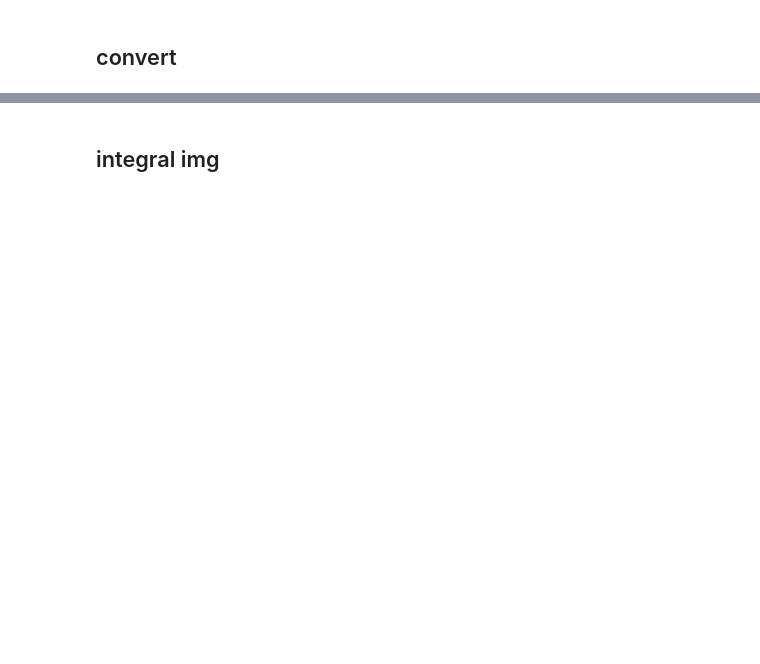
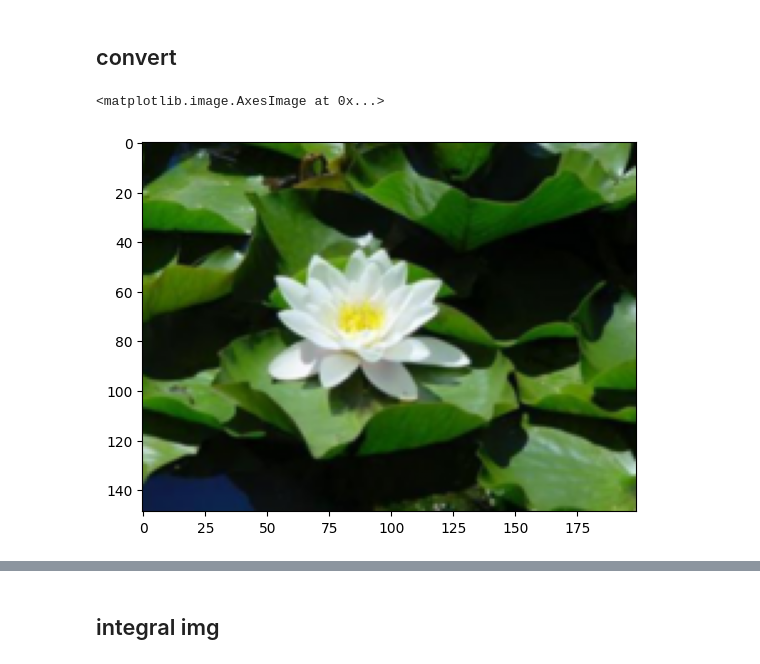
Before and after one commit to marekd6/CV1_labs, a Jupyter notebook: Assignment 01-20251025/cv2_md.ipynb, the cells around one changed output, grey strips where cells are left out. Cells and saved outputs as stored; diff of their text form; code cells hidden in the pictures; blank space fills up the shorter version.

```diff
--- a/Assignment 01-20251025/cv2_md.ipynb
+++ b/Assignment 01-20251025/cv2_md.ipynb
@@ -22,5 +28,10 @@ img = ski.io.imread(img_pth)
 ## convert
 # %%
 img = ski.color.rgba2rgb(img)
+# %%
+plt.imshow(img)
+# %% [output]
+<matplotlib.image.AxesImage at 0x...>
+[figure, added]
 # %%
 img = ski.color.rgb2gray(img)
```
Also changed, not shown: parts of 15 cells of this notebook, 5 other files.
